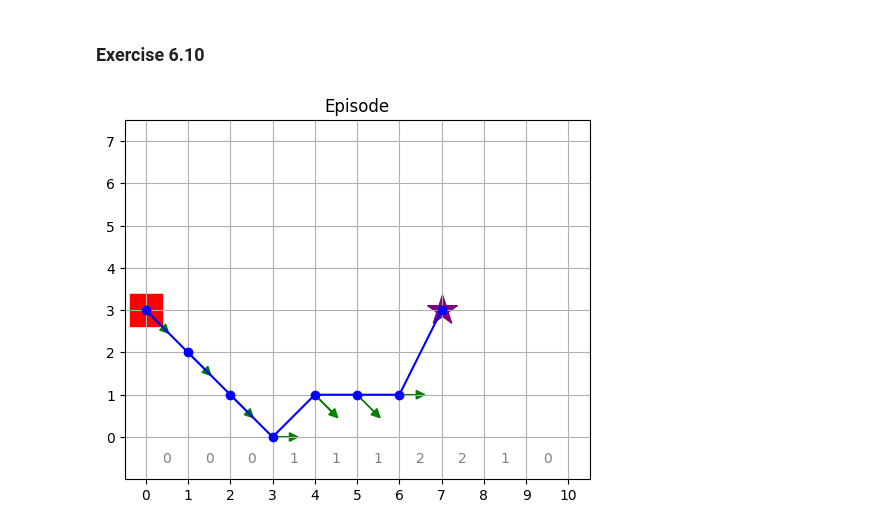
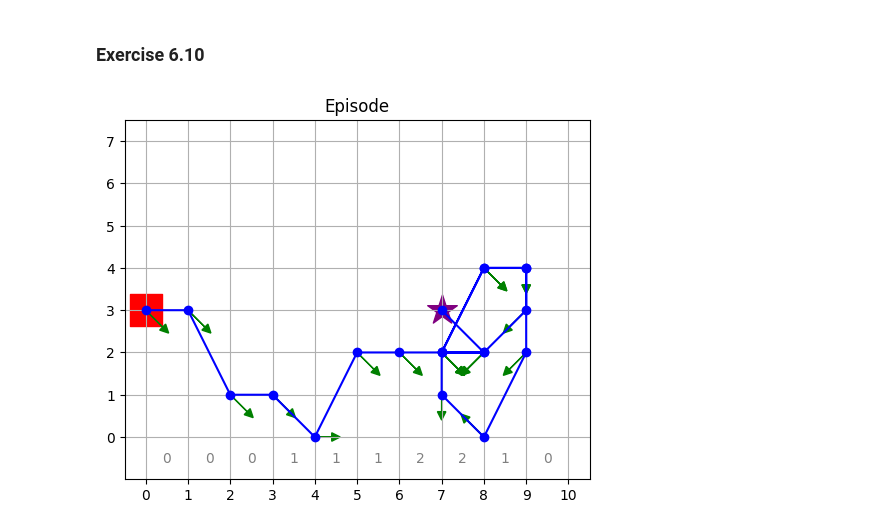
Before and after one commit to Kamil2601/reinforcement-learning-an-introduction-solutions, a Jupyter notebook: chapter_6/exercise_6-9_6-10.ipynb, the cells around one changed output. Saved outputs shown, nothing was run; the diff lists cells and outputs as text; code cells hidden in the pictures.

```diff
--- a/chapter_6/exercise_6-9_6-10.ipynb
+++ b/chapter_6/exercise_6-9_6-10.ipynb
@@ -196,18 +216,20 @@ plot_episode(env, policy, stochastic_actions=False)
 # %% [markdown]
 ### Exercise 6.10
 # %%
+# King's moves + stochastic wind
+
 env = WindyGridworld(
     7,
     10,
     [0, 0, 0, 1, 1, 1, 2, 2, 1, 0],
     (3, 0),
     (3, 7),
-    moves=KING_NULL_MOVES,
-    stochastic_wind=False,
+    moves=KING_MOVES,
+    stochastic_wind=True,
 )
 
-Q, policy = sarsa(env, episodes=10000, alpha=0.1, gamma=1, epsilon=0.2)
+Q, policy = sarsa(env, episodes=10000, alpha=0.1, gamma=1, epsilon=0.1)
 
 plot_episode(env, policy, stochastic_actions=False)
 # %% [output]
-[figure, old version]
+[figure, new version]
```
Also changed, not shown: parts of 3 cells of this notebook.
